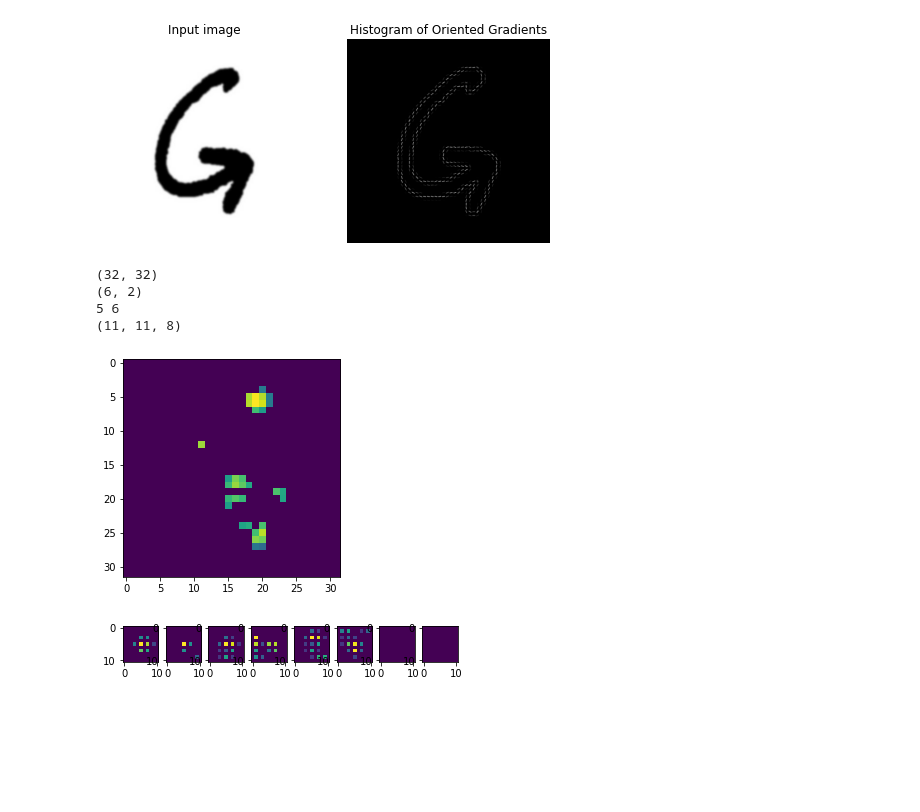
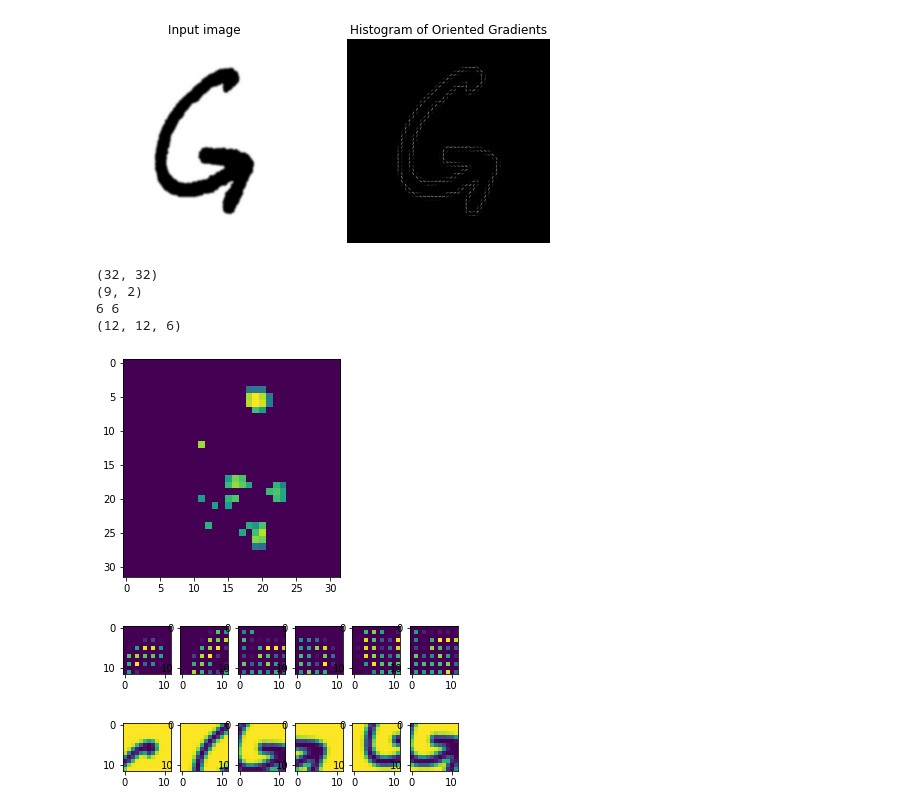
Before and after one commit to brianzx032/18752s21-Handwritten-Character-Recognition, a Jupyter notebook: test.ipynb, the cells around one changed output. Drawn from its saved outputs; the diff is of its cells as text; code cells hidden in the pictures; blank space fills up the shorter version.

```diff
--- a/test.ipynb
+++ b/test.ipynb
@@ -66,41 +62,55 @@ import cv2
 import skimage.transform
 image = skimage.io.imread("test.jpg")
 image = skimage.transform.resize(image,(32,32))
 print(image.shape)
-pattern_size = 11
-result_img = skimage.feature.corner_fast(image, n=11, threshold=0.16)
+pattern_size = 12
+result_img = skimage.feature.corner_fast(image, n=10, threshold=0.18)
 locs = skimage.feature.corner_peaks(result_img, min_distance=1)
 plt.imshow(result_img)
 print(locs.shape)
 ind = np.lexsort((locs[:,1],locs[:,0]))
 locs = locs[ind]
-fig, ax = plt.subplots(1, 8)
+fig, ax1 = plt.subplots(1, 6)
 m = pattern_size//2
 n = pattern_size - m
 print(m,n)
 H,W = result_img.shape
 filter_responses = None
-for i in range(8):
+for i in range(6):
     try:
         n = np.min([H - locs[i,0],W - locs[i,1],n])
         m = pattern_size - n
         # print(m,n)
-        patch = result_img[locs[i][0]-m:locs[i][0]+n, locs[i][1]-m:locs[i][1]+n]
+        patch = image[locs[i][0]-m:locs[i][0]+n, locs[i][1]-m:locs[i][1]+n]
         fd, hog_pattern = skimage.feature.hog(patch, orientations=8,
                                             pixels_per_cell=(2, 2),
                                             cells_per_block=(1, 1), visualize=True, multichannel=False)
     except:
         hog_pattern = np.zeros((pattern_size, pattern_size))
-    ax[i].imshow(hog_pattern)
+    ax1[i].imshow(hog_pattern)
     try:
         filter_responses = np.dstack((filter_responses, hog_pattern))
     except:
         filter_responses = hog_pattern
 print(filter_responses.shape)
 # %% [output]
 (32, 32)
-(6, 2)
-5 6
-(11, 11, 8)
+(9, 2)
+6 6
+(12, 12, 6)
-[figure, old version]
+[figure, new version]
-[figure, old version]
+[figure, new version]
+# %%
+
+fig, ax2 = plt.subplots(1, 6)
+m = pattern_size//2
+n = pattern_size - m
+H,W = result_img.shape
+for i in range(6):
+    n = np.min([H - locs[i,0],W - locs[i,1],n])
+    m = pattern_size - n
+    # print(m,n)
+    patch = image[locs[i][0]-m:locs[i][0]+n, locs[i][1]-m:locs[i][1]+n]
+    ax2[i].imshow(patch)
+# %% [output]
+[figure, added]
```
Also changed, not shown: parts of 1 cell of this notebook, 10 other files.
